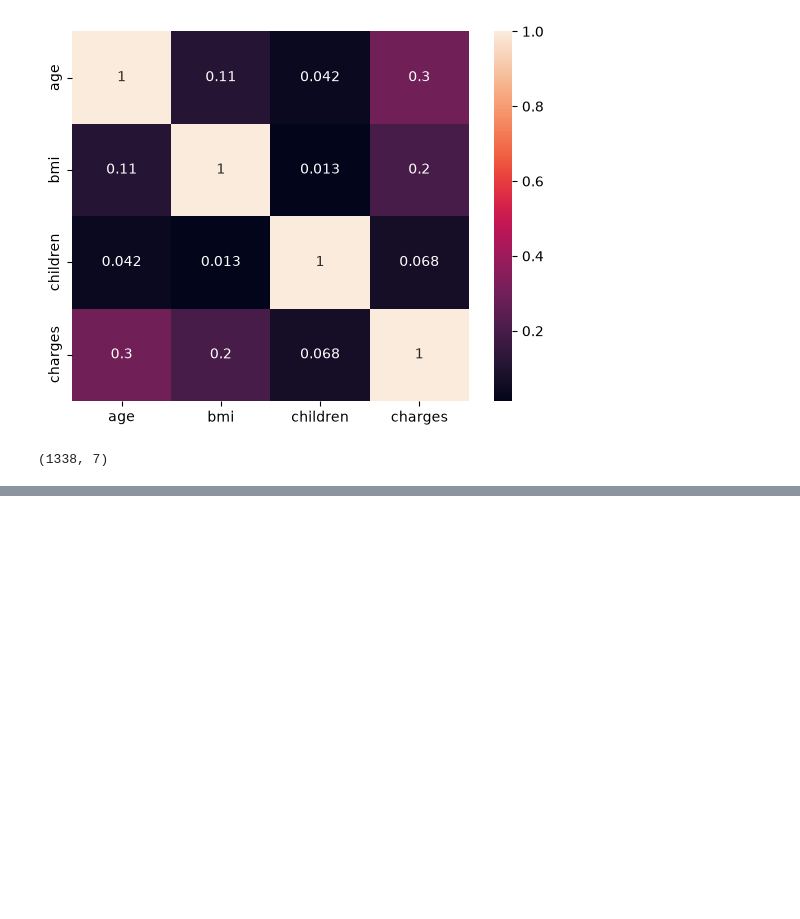
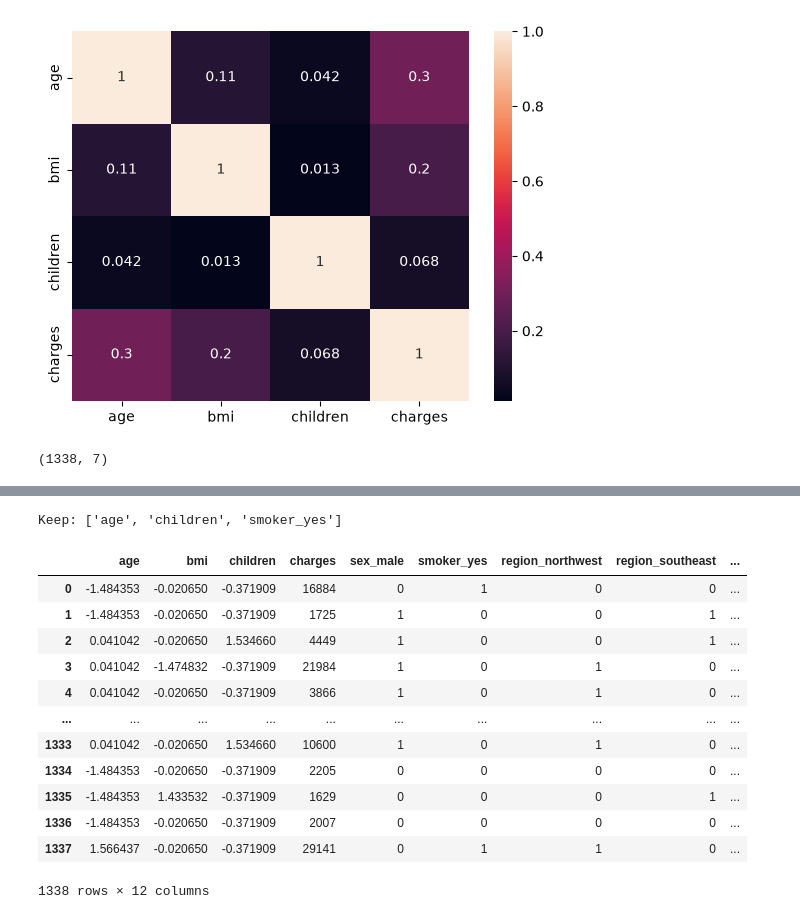
Before and after one commit to shiv122523-netizen/Medical-Insurance-Charges-Prediction-Using-Linear-Regression, a Jupyter notebook: practice.ipynb, the cells around one changed output, grey strips where cells are left out. Cells and saved outputs as stored; diff of their text form; code cells hidden in the pictures; blank space fills up the shorter version.

```diff
--- a/practice.ipynb
+++ b/practice.ipynb
@@ -144,0 +231,8 @@ SyntaxError: invalid syntax (2452039506.py, line 1)
+# %%
+sc= StandardScaler()
+# %%
+cols = ['age', 'bmi', 'children']
+# %%
+dk[cols]=sc.fit_transform(dk[cols])
+# %%
+dk=dk.astype(int)
@@ -144,0 +369,20 @@ SyntaxError: invalid syntax (2452039506.py, line 1)
+# %%
+print("\nKeep:", chi2_keep)
+# %% [output]
+Keep: ['age', 'children', 'smoker_yes']
+# %%
+dk
+# %% [output]
+|  | age | bmi | children | charges | sex_male | smoker_yes | region_northwest | region_southeast | ... |
+| 0 | -1.484353 | -0.020650 | -0.371909 | 16884 | 0 | 1 | 0 | 0 | ... |
+| 1 | -1.484353 | -0.020650 | -0.371909 | 1725 | 1 | 0 | 0 | 1 | ... |
+| 2 | 0.041042 | -0.020650 | 1.534660 | 4449 | 1 | 0 | 0 | 1 | ... |
+| 3 | 0.041042 | -1.474832 | -0.371909 | 21984 | 1 | 0 | 1 | 0 | ... |
+| 4 | 0.041042 | -0.020650 | -0.371909 | 3866 | 1 | 0 | 1 | 0 | ... |
+| ... | ... | ... | ... | ... | ... | ... | ... | ... | ... |
+| 1333 | 0.041042 | -0.020650 | 1.534660 | 10600 | 1 | 0 | 1 | 0 | ... |
+| 1334 | -1.484353 | -0.020650 | -0.371909 | 2205 | 0 | 0 | 0 | 0 | ... |
+| 1335 | -1.484353 | 1.433532 | -0.371909 | 1629 | 0 | 0 | 0 | 1 | ... |
+| 1336 | -1.484353 | -0.020650 | -0.371909 | 2007 | 0 | 0 | 0 | 0 | ... |
+| 1337 | 1.566437 | -0.020650 | -0.371909 | 29141 | 0 | 1 | 1 | 0 | ... |
+1338 rows × 12 columns
```
Also changed, not shown: parts of 24 cells of this notebook.
